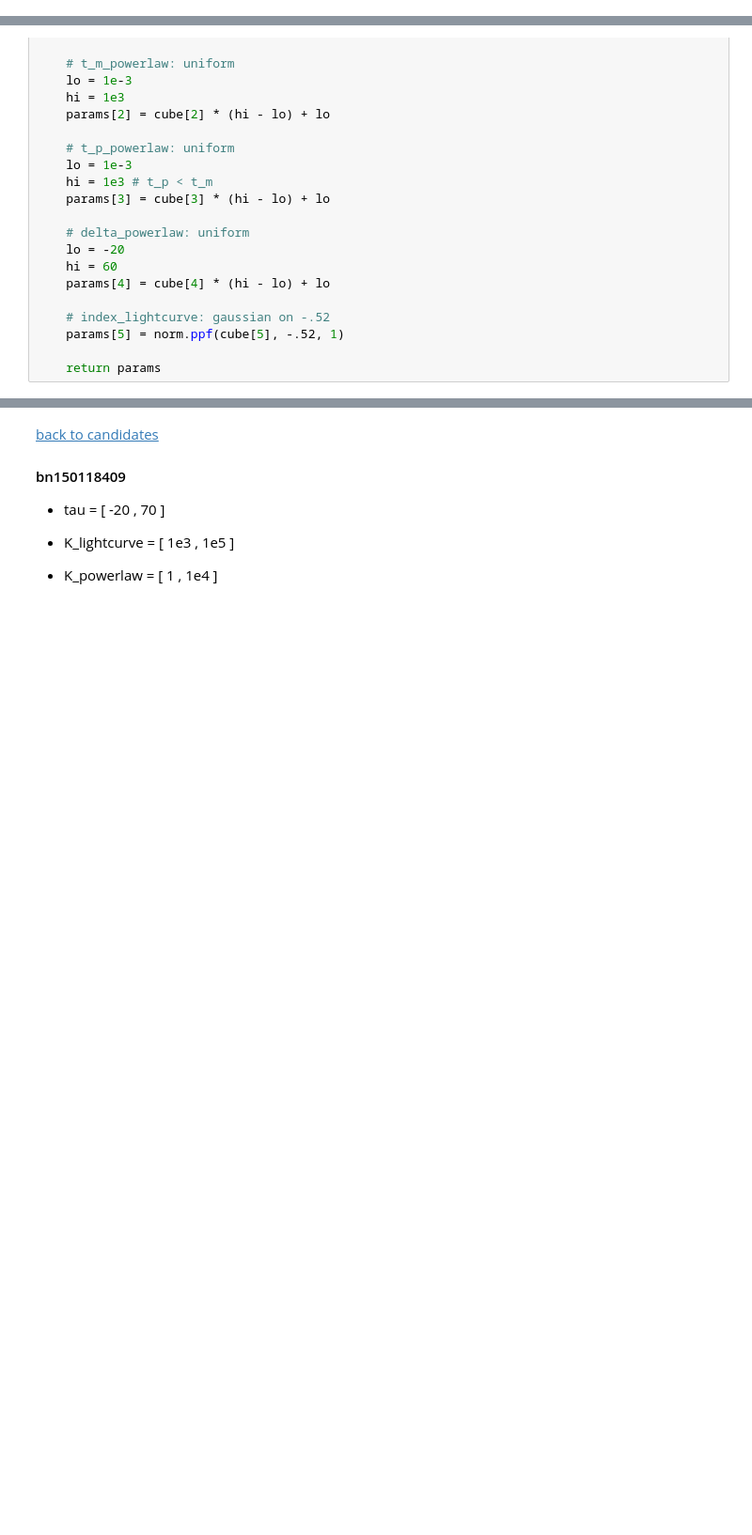
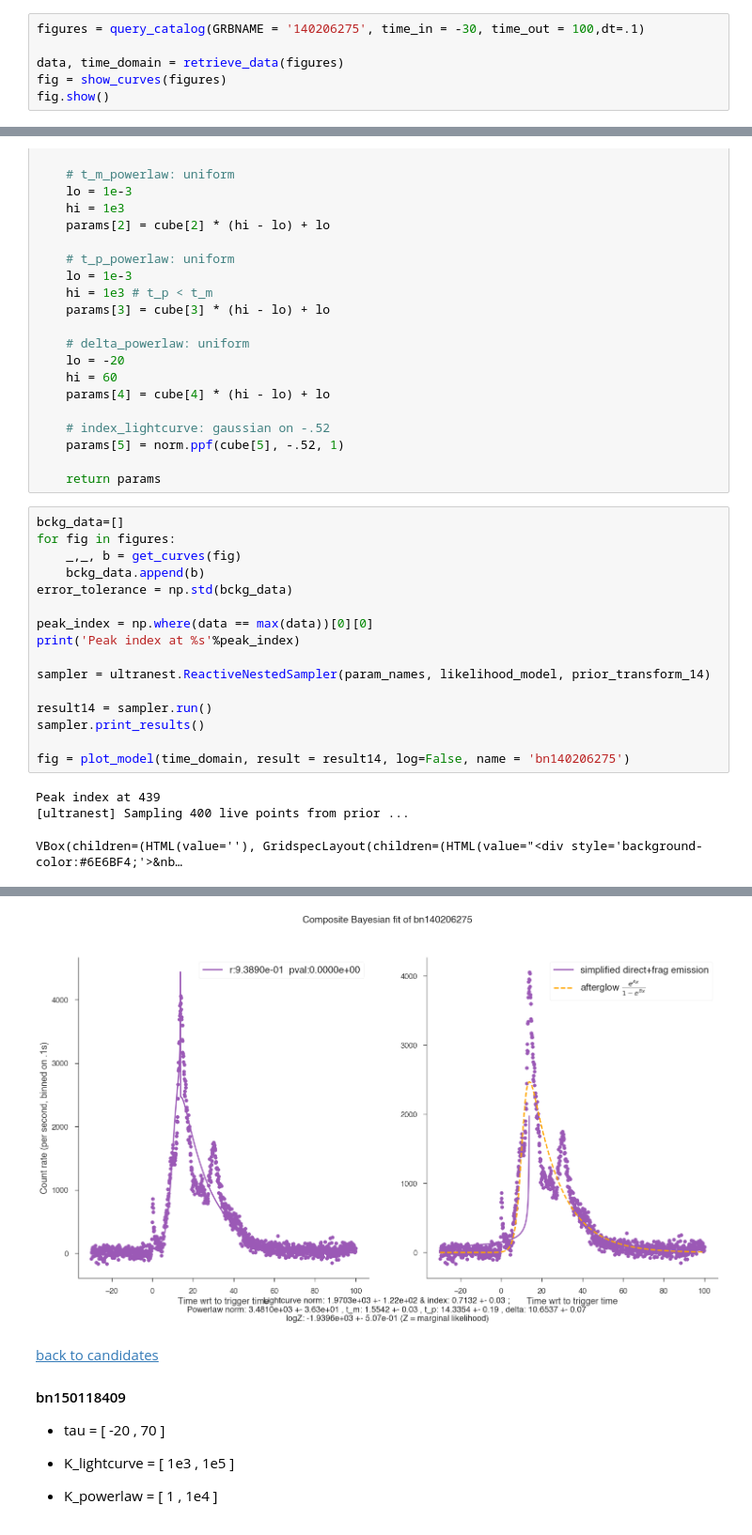
Before and after one commit to xboluna/Research, a Jupyter notebook: BHRad/BHevaporation.ipynb, the cells around one changed output, grey strips where cells are left out. Shown at 94% size. Drawn from its saved outputs; the diff is of its cells as text; blank space fills up the shorter version.

```diff
--- a/BHRad/BHevaporation.ipynb
+++ b/BHRad/BHevaporation.ipynb
@@ -744,3 +744,9 @@ def prior_transform_09(cube):
 
 - K_lightcurve = [ 1e3 , 1e5 ]
 - K_powerlaw = [ 1 , 1e4 ]
+# %%
+figures = query_catalog(GRBNAME = '140206275', time_in = -30, time_out = 100,dt=.1)
+
+data, time_domain = retrieve_data(figures)
+fig = show_curves(figures)
+fig.show()
@@ -777,3 +797,23 @@ def prior_transform_14(cube):
     params[5] = norm.ppf(cube[5], -.52, 1)
 
     return params
+# %%
+bckg_data=[]
+for fig in figures:
+    _,_, b = get_curves(fig)
+    bckg_data.append(b)
+error_tolerance = np.std(bckg_data)
+
+peak_index = np.where(data == max(data))[0][0]
+print('Peak index at %s'%peak_index)
+
+sampler = ultranest.ReactiveNestedSampler(param_names, likelihood_model, prior_transform_14)
+
+result14 = sampler.run()
+sampler.print_results()
+
+fig = plot_model(time_domain, result = result14, log=False, name = 'bn140206275')
+# %% [output]
+Peak index at 439
+[ultranest] Sampling 400 live points from prior ...
+VBox(children=(HTML(value=''), GridspecLayout(children=(HTML(value="<div style='background-color:#6E6BF4;'>&nb…
@@ -780,3 +837,4 @@ def prior_transform_14(cube):
+[figure, added]
 # %% [markdown]
 [back to candidates](#candidates)
 
```
Also changed, not shown: parts of 8 cells of this notebook.
